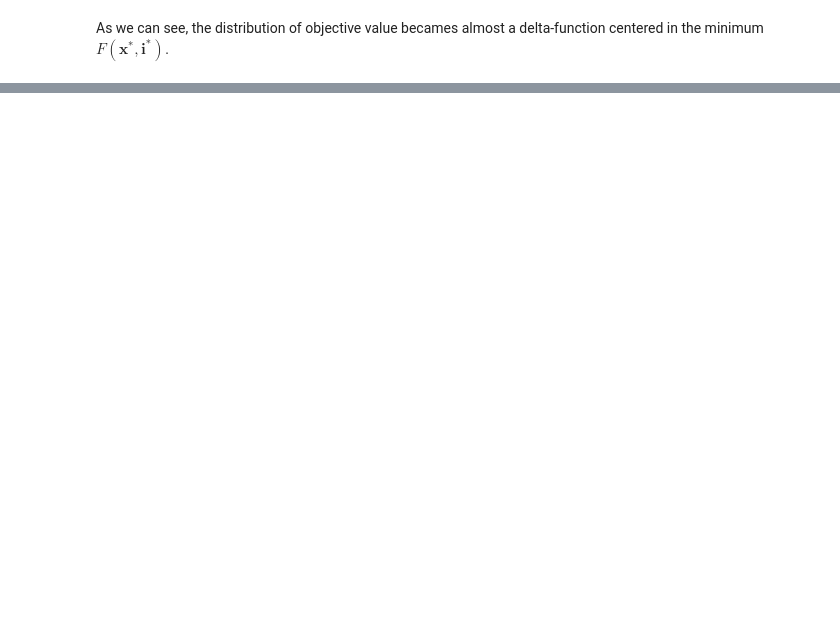
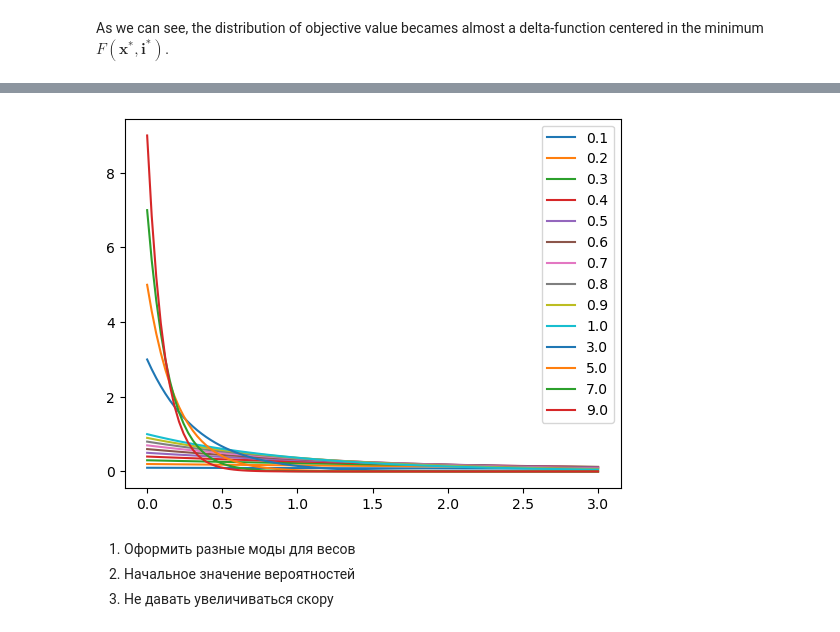
Before and after one commit to anabatsh/Optimal-Control, a Jupyter notebook: new_method/main.ipynb, the cells around one changed output, grey strips where cells are left out. Drawn from its saved outputs; the diff is of its cells as text; code cells hidden in the pictures; blank space fills up the shorter version.

```diff
--- a/new_method/main.ipynb
+++ b/new_method/main.ipynb
@@ -233,0 +254,24 @@ As we can see, the distribution of objective value becames almost a delta-functi
+# %%
+def indicatr(x, sett):
+    """
+    """
+    return np.array([1.0 if x_i in sett else 0.0 for x_i in x])
+
+def exponent(x, loc=0.0, lamb=1.0):
+    """
+    """
+    return np.where(x >= 0, lamb * np.exp(-lamb * x), 0)
+# %%
+x = np.linspace(0.0, 3, 100)
+lamb_list = np.hstack([np.arange(1.0, 10.0) / 10, np.arange(1.0, 10.0, 2)])
+for lamb in lamb_list:
+    plt.plot(x, exponent(x, lamb=lamb), label=lamb)
+plt.legend()
+# plt.xlim(0.0, 0.1)
+plt.show()
+# %% [output]
+[figure, added]
+# %% [markdown]
+1. Оформить разные моды для весов
+2. Начальное значение вероятностей
+3. Не давать увеличиваться скору
```
Also changed, not shown: parts of 16 cells of this notebook, 7 other files.
